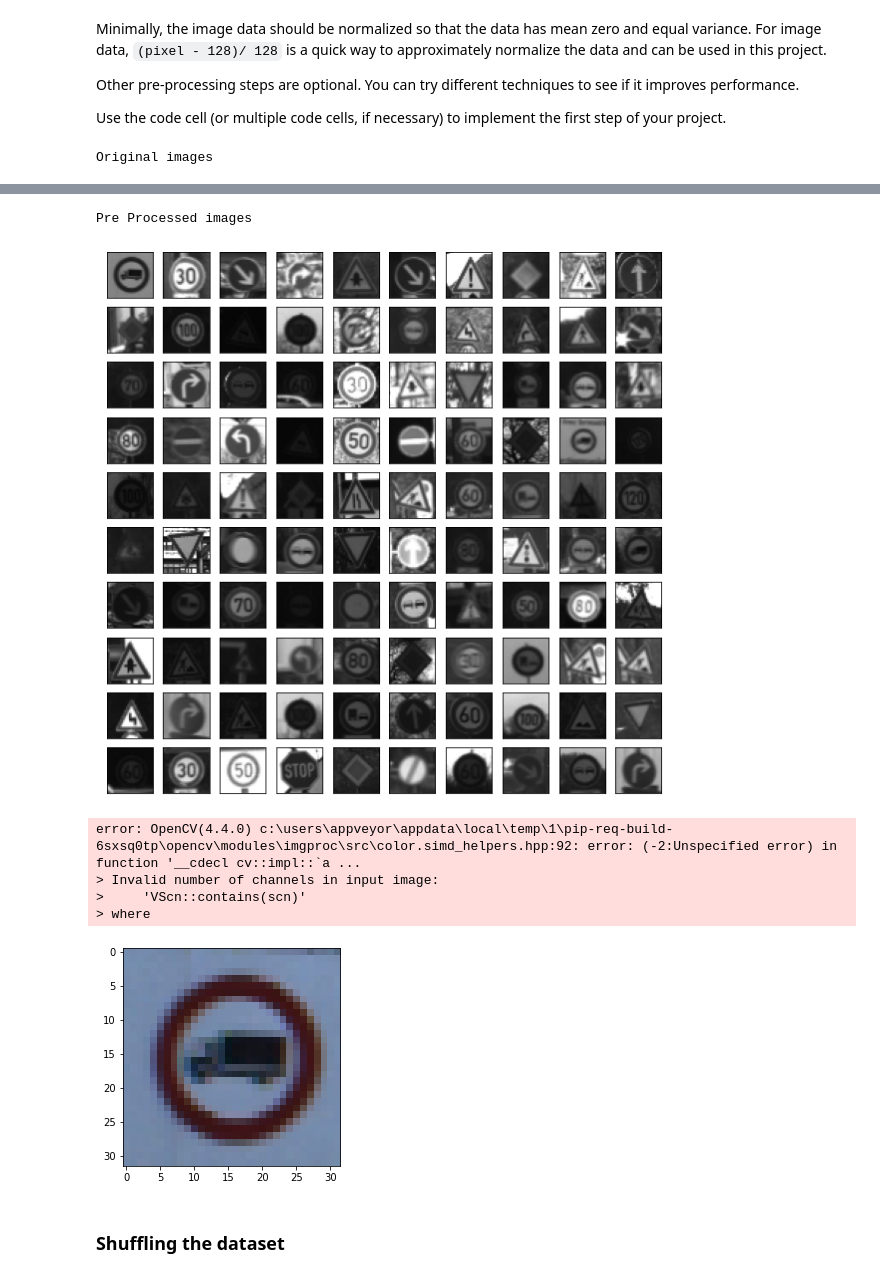
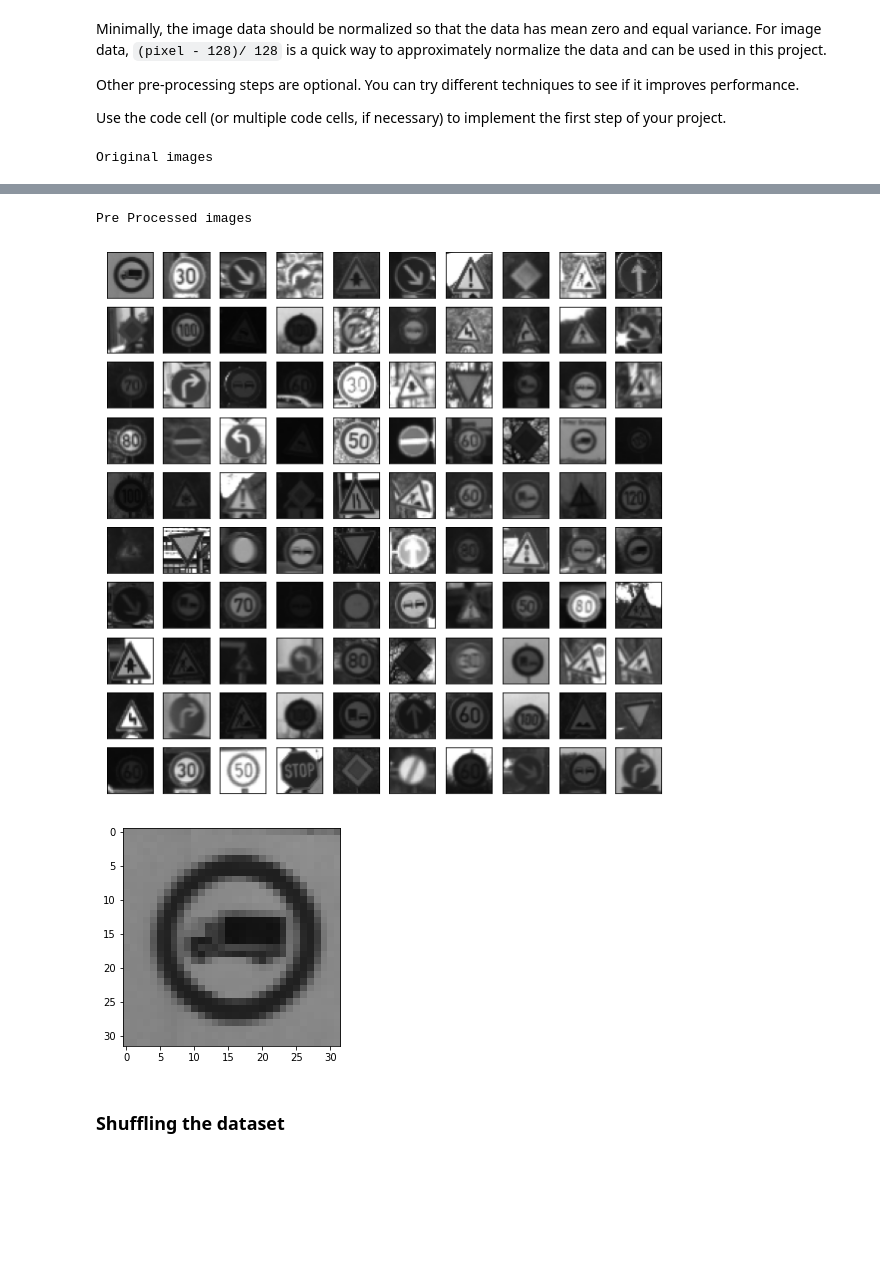
Before and after one commit to mo7mmed77/Traffic-Signs-Classifier, a Jupyter notebook: Traffic_Sign_Classifier.ipynb, the cells around one changed output, grey strips where cells are left out. Drawn from its saved outputs; the diff is of its cells as text; code cells hidden in the pictures; blank space fills up the shorter version.

```diff
--- a/Traffic_Sign_Classifier.ipynb
+++ b/Traffic_Sign_Classifier.ipynb
@@ -215,40 +215,36 @@ def normalize_image(image):
 
 def pre_process_images(images):
     result_img = np.zeros((len(images), 32, 32, 3), np.float64)
 
     for index, img in enumerate(images):
         gray = cv2.cvtColor(cv2.cvtColor(img, cv2.COLOR_RGB2GRAY), cv2.COLOR_GRAY2RGB)
         result_img[index]=normalize_image(gray)
     return result_img
 
 ## end of functions to be used for preprocessing images
 
 # Testing the output of these functions and comparing them with original
 
 
 print('Original images')
 show_images(X_test, 100)
 print('Pre Processed images')
 
 show_images((( pre_process_images(X_test)*128)+128).astype(np.uint8),100)
-
+one_pre=((pre_process_images(X_test)*128)+128).astype(np.uint8)
 
 plt.imshow(X_test[0])
 
 plt.savefig('./plots/Original_images.png')
-plt.imshow(((pre_process_images(X_test[0])*128)+128).astype(np.uint8))
+plt.imshow(one_pre[0])
 
 plt.savefig('./plots/Preprocessed.png')
 # %% [output]
 Original images
 [figure]
 Pre Processed images
 [figure]
-error: OpenCV(4.4.0) c:\users\appveyor\appdata\local\temp\1\pip-req-build-6sxsq0tp\opencv\modules\imgproc\src\color.simd_helpers.hpp:92: error: (-2:Unspecified error) in function '__cdecl cv::impl::`a ...
-> Invalid number of channels in input image:
->     'VScn::contains(scn)'
-> where
-[figure, old version]
+[figure, new version]
 # %% [markdown]
 ### Shuffling the dataset
 # %%
```
Also changed, not shown: parts of 4 cells of this notebook, 5 other files.
